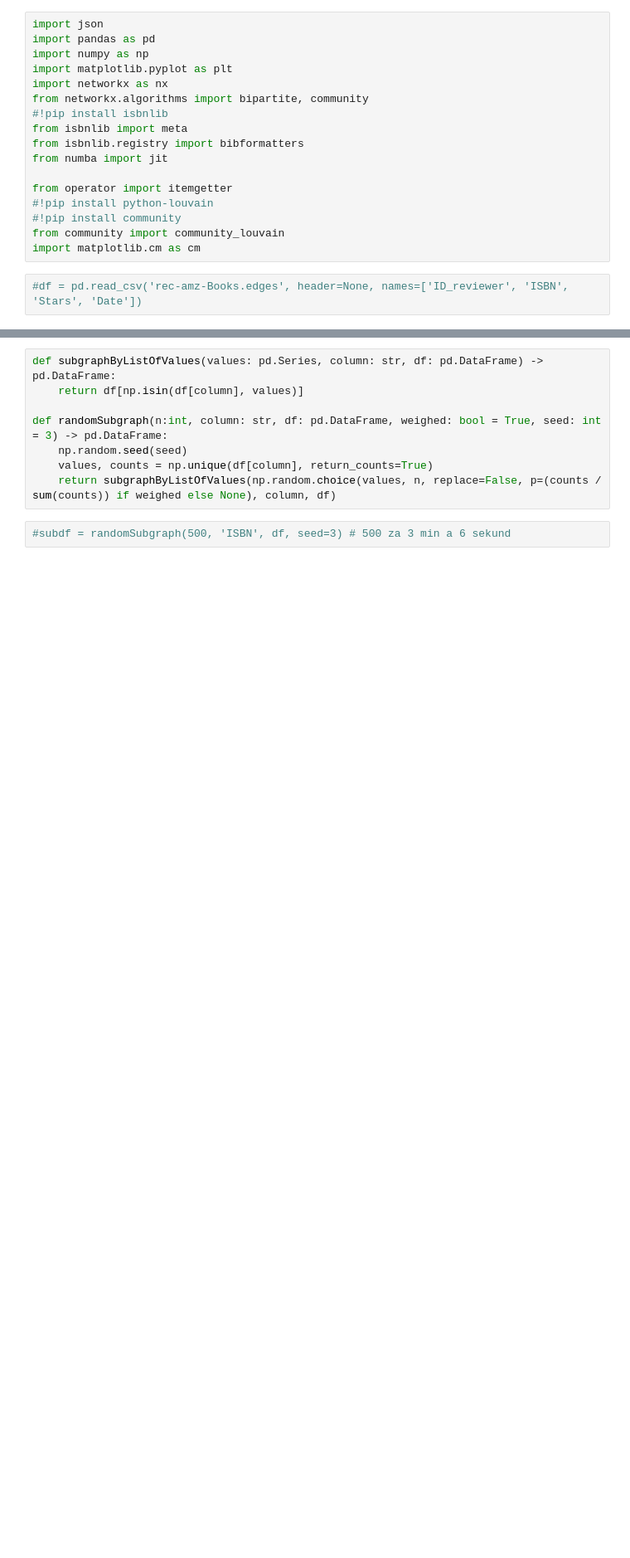
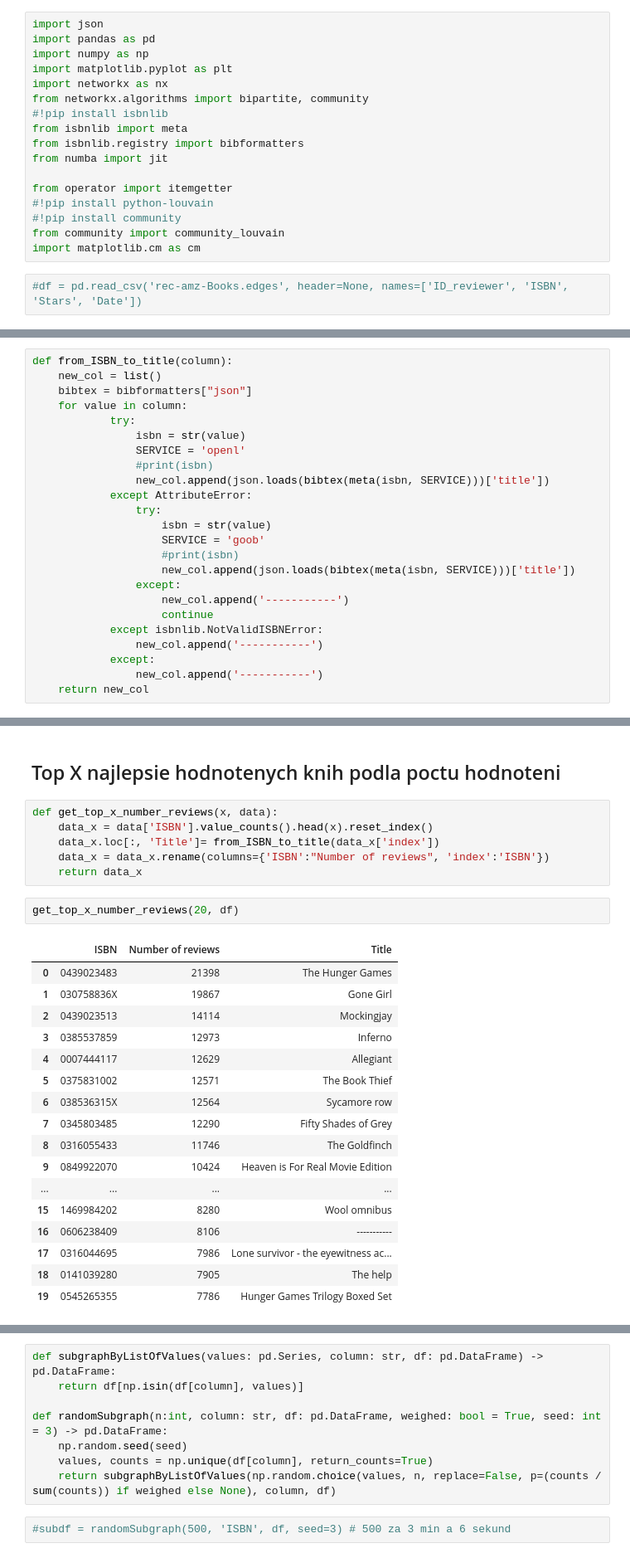
Before and after one commit to 01011001010/Veda-o-sietach-projekt, a Jupyter notebook: projekcia2.ipynb, the cells around one changed output, grey strips where cells are left out. Shown: that part at 83% size. Saved outputs shown, nothing was run; the diff lists cells and outputs as text; blank space fills up the shorter version.

```diff
--- a/projekcia2.ipynb
+++ b/projekcia2.ipynb
@@ -19,0 +51,24 @@ import matplotlib.cm as cm
+# %%
+def from_ISBN_to_title(column):
+    new_col = list()
+    bibtex = bibformatters["json"]
+    for value in column:
+            try:
+                isbn = str(value)
+                SERVICE = 'openl'
+                #print(isbn)
+                new_col.append(json.loads(bibtex(meta(isbn, SERVICE)))['title'])
+            except AttributeError:
+                try:
+                    isbn = str(value)
+                    SERVICE = 'goob'
+                    #print(isbn)
+                    new_col.append(json.loads(bibtex(meta(isbn, SERVICE)))['title'])
+                except:
+                    new_col.append('-----------')
+                    continue
+            except isbnlib.NotValidISBNError:
+                new_col.append('-----------')
+            except:
+                new_col.append('-----------')
+    return new_col
@@ -19,0 +99,28 @@ import matplotlib.cm as cm
+# %% [markdown]
+## Top X najlepsie hodnotenych knih podla poctu hodnoteni
+# %%
+def get_top_x_number_reviews(x, data):
+    data_x = data['ISBN'].value_counts().head(x).reset_index()
+    data_x.loc[:, 'Title']= from_ISBN_to_title(data_x['index'])
+    data_x = data_x.rename(columns={'ISBN':"Number of reviews", 'index':'ISBN'})
+    return data_x
+# %%
+get_top_x_number_reviews(20, df)
+# %% [output]
+|  | ISBN | Number of reviews | Title |
+| 0 | 0439023483 | 21398 | The Hunger Games |
+| 1 | 030758836X | 19867 | Gone Girl |
+| 2 | 0439023513 | 14114 | Mockingjay |
+| 3 | 0385537859 | 12973 | Inferno |
+| 4 | 0007444117 | 12629 | Allegiant |
+| 5 | 0375831002 | 12571 | The Book Thief |
+| 6 | 038536315X | 12564 | Sycamore row |
+| 7 | 0345803485 | 12290 | Fifty Shades of Grey |
+| 8 | 0316055433 | 11746 | The Goldfinch |
+| 9 | 0849922070 | 10424 | Heaven is For Real Movie Edition |
+| ... | ... | ... | ... |
+| 15 | 1469984202 | 8280 | Wool omnibus |
+| 16 | 0606238409 | 8106 | ----------- |
+| 17 | 0316044695 | 7986 | Lone survivor - the eyewitness ac... |
+| 18 | 0141039280 | 7905 | The help |
+| 19 | 0545265355 | 7786 | Hunger Games Trilogy Boxed Set |
```
Also changed, not shown: parts of 14 cells of this notebook, 1 other file.
